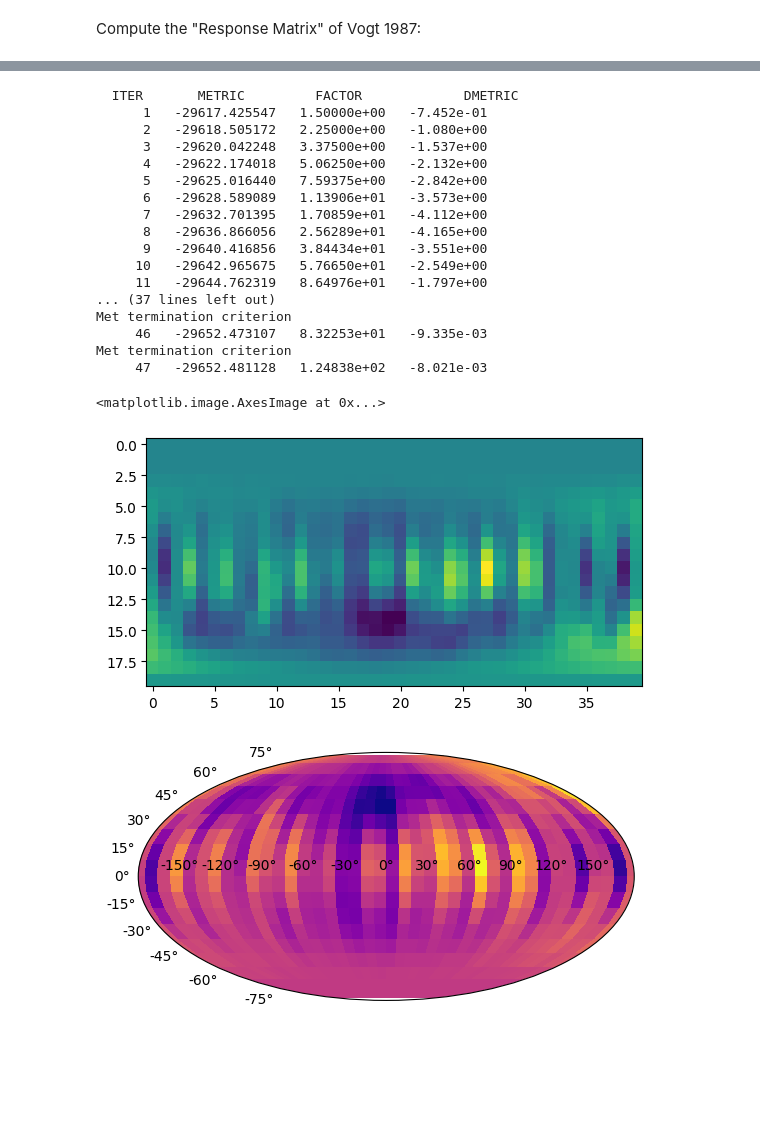
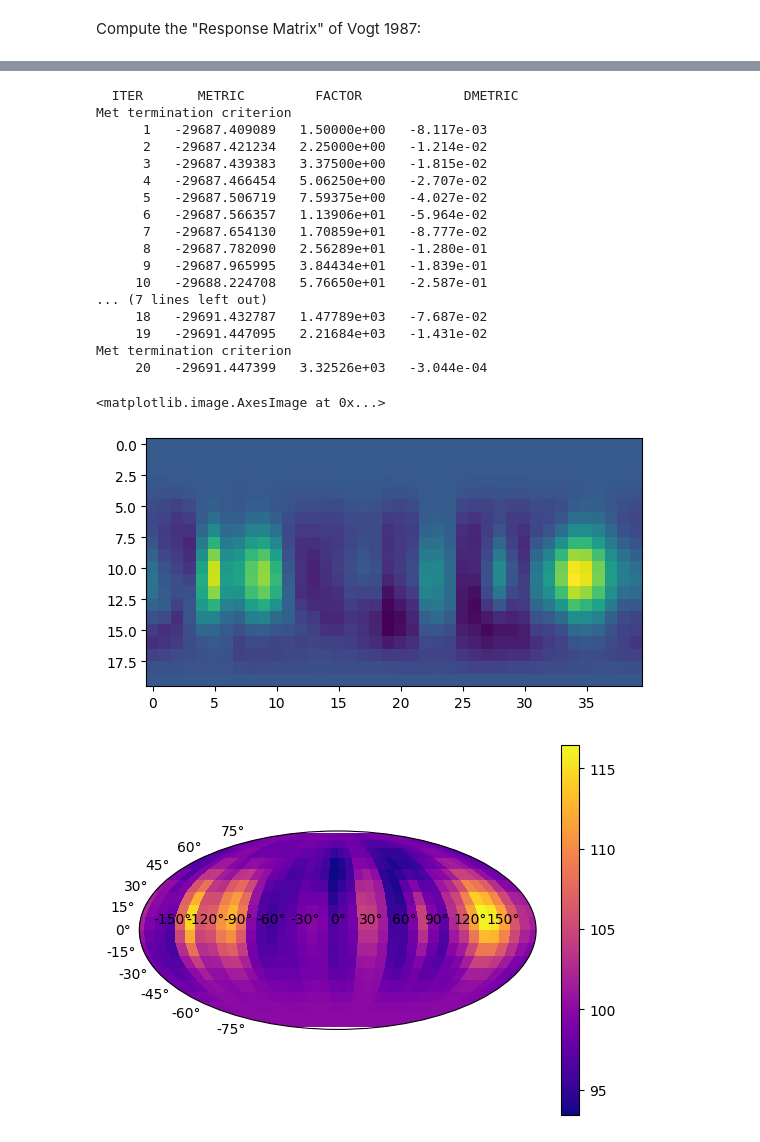
Before and after one commit to alphalyncis/dopplerimg, a Jupyter notebook: code/doppler/dopplemap_IGRINS.ipynb, the cells around one changed output, grey strips where cells are left out. Drawn from its saved outputs; the diff is of its cells as text; code cells hidden in the pictures; blank space fills up the shorter version.

Commit message:
try Ian's doppler routine for IGRINS

```diff
--- a/code/doppler/dopplemap_IGRINS.ipynb
+++ b/code/doppler/dopplemap_IGRINS.ipynb
@@ -197,3 +184,14 @@ plt.plot(modkerns[0,1])
 dbeta = np.diff(chiplams).mean()/chiplams.mean() # EB: np.diff returns array containing the difference between elements of the array provided. so dbeta will be mean difference/mean value.
 dx = -dbeta * np.arange(np.floor(-nk/2.+.5), np.floor(nk/2.+.5)) # EB: edit np.arange
 dv = an.c*dx / 1e3 # km/s # EB: an.c is the speed of light
+
+intrinsic_profile = modkerns[:,:].mean(0).mean(0)
+intrinsic_profile -= intrinsic_profile[0] + (intrinsic_profile[-1] - intrinsic_profile[0])/(nk - 1.) * np.arange(nk)
+systematic_rv_offset = (intrinsic_profile==intrinsic_profile.max()).nonzero()[0] - (dv==0).nonzero()[0]
+intrinsic_profile = np.interp(np.arange(nk), np.arange(nk) - systematic_rv_offset, intrinsic_profile)
+kerns = np.array([[np.interp(np.arange(nk), np.arange(nk) - systematic_rv_offset, kerns[jj, kk]) for kk in range(nchips)] for jj in range(nobs)])
+plt.figure(figsize=(6,2))
+plt.plot(dv, intrinsic_profile, label="intrinsic profile")
+plt.plot(dv, kerns[0,0], label="kerns")
+plt.xlabel("dv")
+plt.legend()
@@ -200,11 +200,0 @@ dv = an.c*dx / 1e3 # km/s # EB: an.c is the speed of light
-# %%
-intrinsic_profile = modkerns[:,:].mean(0).mean(0)
-intrinsic_profile -= intrinsic_profile[0] + (intrinsic_profile[-1] - intrinsic_profile[0])/(nk - 1.) * np.arange(nk)
-systematic_rv_offset = (intrinsic_profile==intrinsic_profile.max()).nonzero()[0] - (dv==0).nonzero()[0]
-intrinsic_profile = np.interp(np.arange(nk), np.arange(nk) - systematic_rv_offset, intrinsic_profile)
-kerns = np.array([[np.interp(np.arange(nk), np.arange(nk) - systematic_rv_offset, kerns[jj, kk]) for kk in chips] for jj in range(nobs)])
-plt.figure(figsize=(6,2))
-plt.plot(dv, intrinsic_profile, label="intrinsic profile")
-plt.plot(dv, kerns[0,0], label="kerns")
-plt.xlabel("dv")
-plt.legend()
@@ -232,6 +220,6 @@ for jj in range(4):
 # %%
-# XC: concatenate the kerns of 14 obs and average over the 4 orders
-observation = 1. - kerns[:,chips].mean(axis=1).ravel()
+# XC: concatenate the kerns of 14 obs and average over the 2 orders
+observation = 1. - kerns.mean(axis=1).ravel()
 observation_norm = observation.copy()
 for ii in range(nobs): # EB: frame 0-13
     i0, i1 = ii*nk, (ii+1)*nk # EB: nk is the number of pixels in LSD computation on this run through
@@ -293,7 +281,7 @@ flatmodel = dime.normalize_model(np.dot(flatguess, Rmatrix), nk)
 if len(allfits)==0:  # Properly scale measurement weights:
     minfm = flatmodel.min()
     cutoffval = 1. - (1. - minfm) / 22.
-    w_observation = (flatmodel < cutoffval).astype(float) / np.median(kerns[:,chips].mean(1).std(0))**2
+    w_observation = (flatmodel < cutoffval).astype(float) / np.median(kerns.mean(1).std(0))**2
         # Scale the observations to match the model's equivalent width:
     out, eout = an.lsq((observation_norm, np.ones(nobs*nk)), flatmodel, w=w_observation)
     sc_observation_norm = observation_norm * out[0] + out[1]
@@ -330,39 +318,37 @@ metric, chisq, entropy = dime.entropy_map_norm_sp(bestparams, *fitargs, retvals=
 
 # reshape into grid
 bestparamgrid = np.reshape(bestparams, (-1, nlon))
-
-fits.writeto('map_CRIRES_4chips_25Nov22.fits', bestparamgrid, overwrite=True)
+plt.imshow(bestparamgrid)
+#fits.writeto('map_IGRINS_order4+5_6Dec22.fits', bestparamgrid, overwrite=True)
 # %% [output]
   ITER       METRIC         FACTOR             DMETRIC
-      1   -29617.425547   1.50000e+00   -7.452e-01
-      2   -29618.505172   2.25000e+00   -1.080e+00
-      3   -29620.042248   3.37500e+00   -1.537e+00
-      4   -29622.174018   5.06250e+00   -2.132e+00
-      5   -29625.016440   7.59375e+00   -2.842e+00
-      6   -29628.589089   1.13906e+01   -3.573e+00
-      7   -29632.701395   1.70859e+01   -4.112e+00
-      8   -29636.866056   2.56289e+01   -4.165e+00
-      9   -29640.416856   3.84434e+01   -3.551e+00
-     10   -29642.965675   5.76650e+01   -2.549e+00
-     11   -29644.762319   8.64976e+01   -1.797e+00
-... (37 lines left out)
 Met termination criterion
-     46   -29652.473107   8.32253e+01   -9.335e-03
+      1   -29687.409089   1.50000e+00   -8.117e-03
+      2   -29687.421234   2.25000e+00   -1.214e-02
+      3   -29687.439383   3.37500e+00   -1.815e-02
+      4   -29687.466454   5.06250e+00   -2.707e-02
+      5   -29687.506719   7.59375e+00   -4.027e-02
+      6   -29687.566357   1.13906e+01   -5.964e-02
+      7   -29687.654130   1.70859e+01   -8.777e-02
+      8   -29687.782090   2.56289e+01   -1.280e-01
+      9   -29687.965995   3.84434e+01   -1.839e-01
+     10   -29688.224708   5.76650e+01   -2.587e-01
+... (7 lines left out)
+     18   -29691.432787   1.47789e+03   -7.687e-02
+     19   -29691.447095   2.21684e+03   -1.431e-02
 Met termination criterion
-     47   -29652.481128   1.24838e+02   -8.021e-03
+     20   -29691.447399   3.32526e+03   -3.044e-04
+<matplotlib.image.AxesImage at 0x...>
+[figure, added]
-# %%
-plt.imshow(bestparamgrid)
-# %% [output]
-<matplotlib.image.AxesImage at 0x...>
-[figure, removed]
 # %%
 fig = plt.figure()
 ax = fig.add_subplot(111, projection='mollweide')
 lon = np.linspace(-np.pi, np.pi, nlon)
 lat = np.linspace(-np.pi/2., np.pi/2., nlat)
 Lon,Lat = np.meshgrid(lon,lat)
 im = ax.pcolormesh(Lon,Lat,bestparamgrid, cmap=plt.cm.plasma)
+fig.colorbar(im)
 plt.show()
 # %% [output]
-[figure, old version]
+[figure, new version]
 # %%
```
Also changed, not shown: parts of 24 cells of this notebook, 15 other files.
